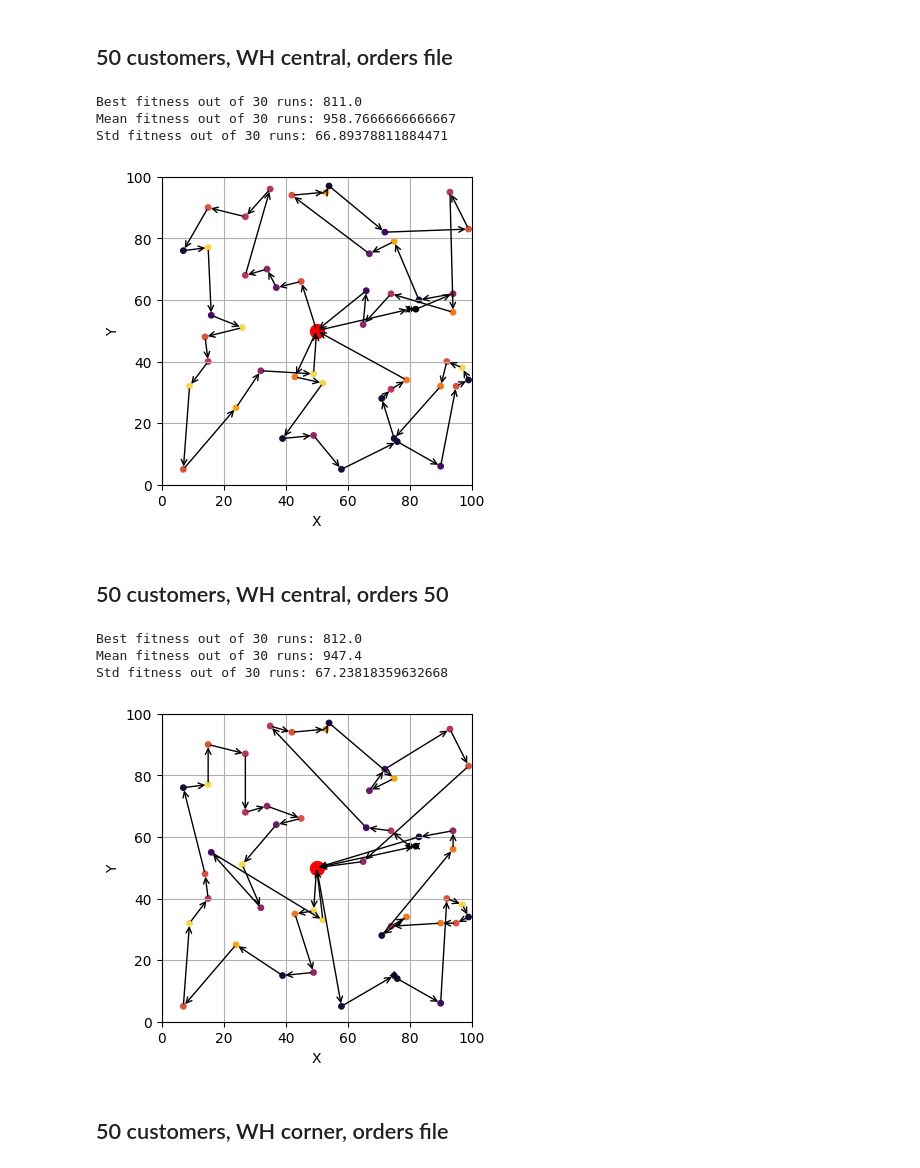
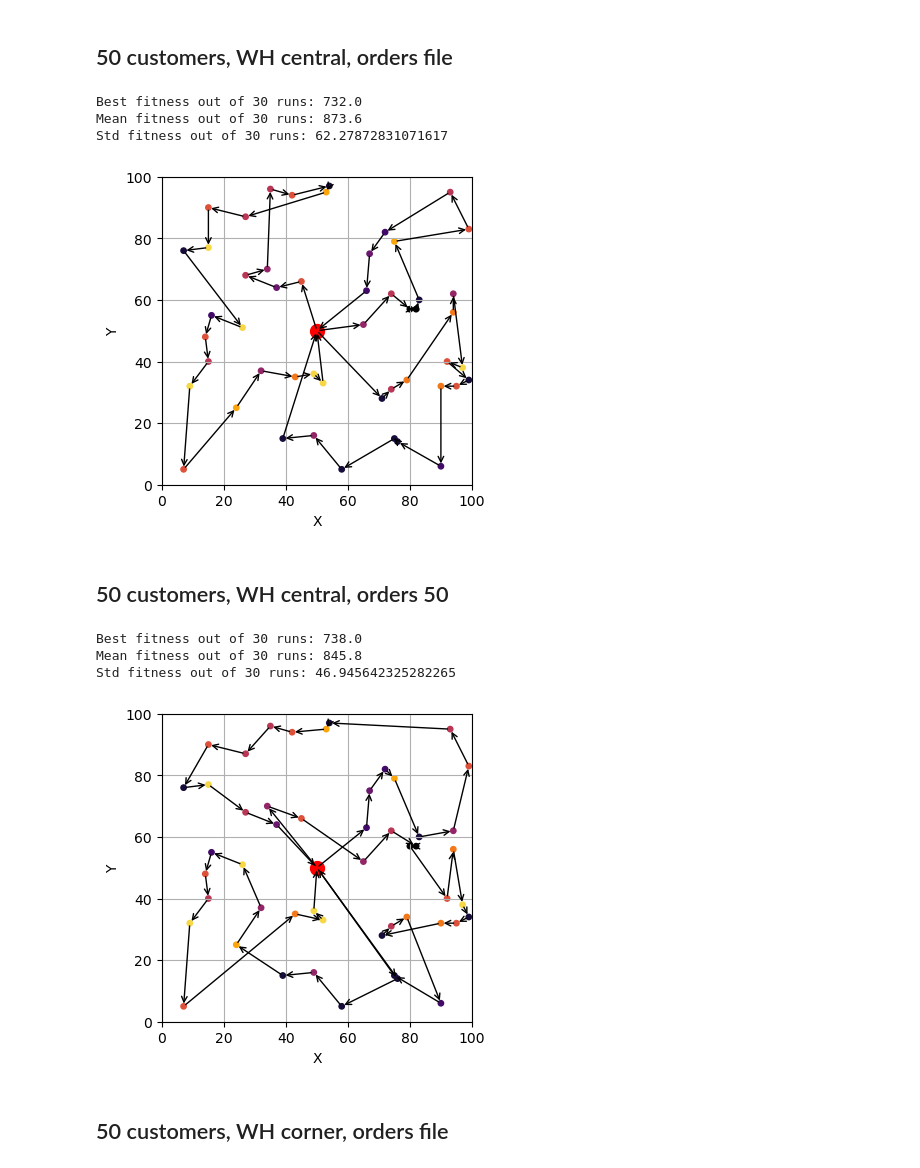
Before and after one commit to bernardo-silva/ComputationalIntelligence-project2, a Jupyter notebook: results.ipynb, the cells around one changed output. Drawn from its saved outputs; the diff is of its cells as text; code cells hidden in the pictures.

```diff
--- a/results.ipynb
+++ b/results.ipynb
@@ -270,13 +270,13 @@ EA = SingleObjectiveTSP(ind_size=N,
                         distances=dist_central,
                         orders=orders,
                         coords=xy_central,
-                        pop_size=30,
+                        pop_size=40,
                         use_heuristic=False,
-                        elitist_cross=3,
-                        elitist_size = 30//5,
-                        CXPB = 1,
-                        MUTPB = 0.2,
-                        INVPB=0.3)
+                        elitist_cross=20,
+                        elitist_size = 3,
+                        CXPB = 0.7,
+                        MUTPB = 0.4,
+                        INVPB=0.7)
 
 result50WHCentralOrdFile = EA.many_runs(n_runs=30)
 
@@ -286,37 +286,37 @@ print(f"Std fitness out of 30 runs: {np.std(result50WHCentralOrdFile['final_fitn
 
 plot_route(result50WHCentralOrdFile["best_solution"], xy_central.T[:N+1], orders[:N+1])
 # %% [output]
-Best fitness out of 30 runs: 811.0
-Mean fitness out of 30 runs: 958.7666666666667
-Std fitness out of 30 runs: 66.89378811884471
+Best fitness out of 30 runs: 732.0
+Mean fitness out of 30 runs: 873.6
+Std fitness out of 30 runs: 62.27872831071617
-[figure, old version]
+[figure, new version]
 # %% [markdown]
 ## 50 customers, WH central, orders 50
 # %%
 EA = SingleObjectiveTSP(ind_size=N,
                         distances=dist_central,
                         orders=[0] + [50]*N,
                         coords=xy_central,
                         pop_size=30,
                         use_heuristic=False,
-                        elitist_cross=3,
-                        elitist_size = 30//5,
-                        CXPB = 1,
-                        MUTPB = 0.2,
-                        INVPB=0.3)
+                        elitist_cross=20,
+                        elitist_size = 3,
+                        CXPB = 0.7,
+                        MUTPB = 0.4,
+                        INVPB=0.7)
 
 result50WHCentralOrd50 = EA.many_runs(n_runs=30)
 
 print(f"Best fitness out of 30 runs: {result50WHCentralOrd50['best_fitness']}")
 print(f"Mean fitness out of 30 runs: {np.mean(result50WHCentralOrd50['final_fitnesses'])}")
 print(f"Std fitness out of 30 runs: {np.std(result50WHCentralOrd50['final_fitnesses'])}")
 
 plot_route(result50WHCentralOrd50["best_solution"], xy_central.T[:N+1], orders[:N+1])
 # %% [output]
-Best fitness out of 30 runs: 812.0
-Mean fitness out of 30 runs: 947.4
-Std fitness out of 30 runs: 67.23818359632668
+Best fitness out of 30 runs: 738.0
+Mean fitness out of 30 runs: 845.8
+Std fitness out of 30 runs: 46.945642325282265
-[figure, old version]
+[figure, new version]
 # %% [markdown]
 ## 50 customers, WH corner, orders file
 # %%
```
Also changed, not shown: parts of 38 cells of this notebook, 8 other files.
